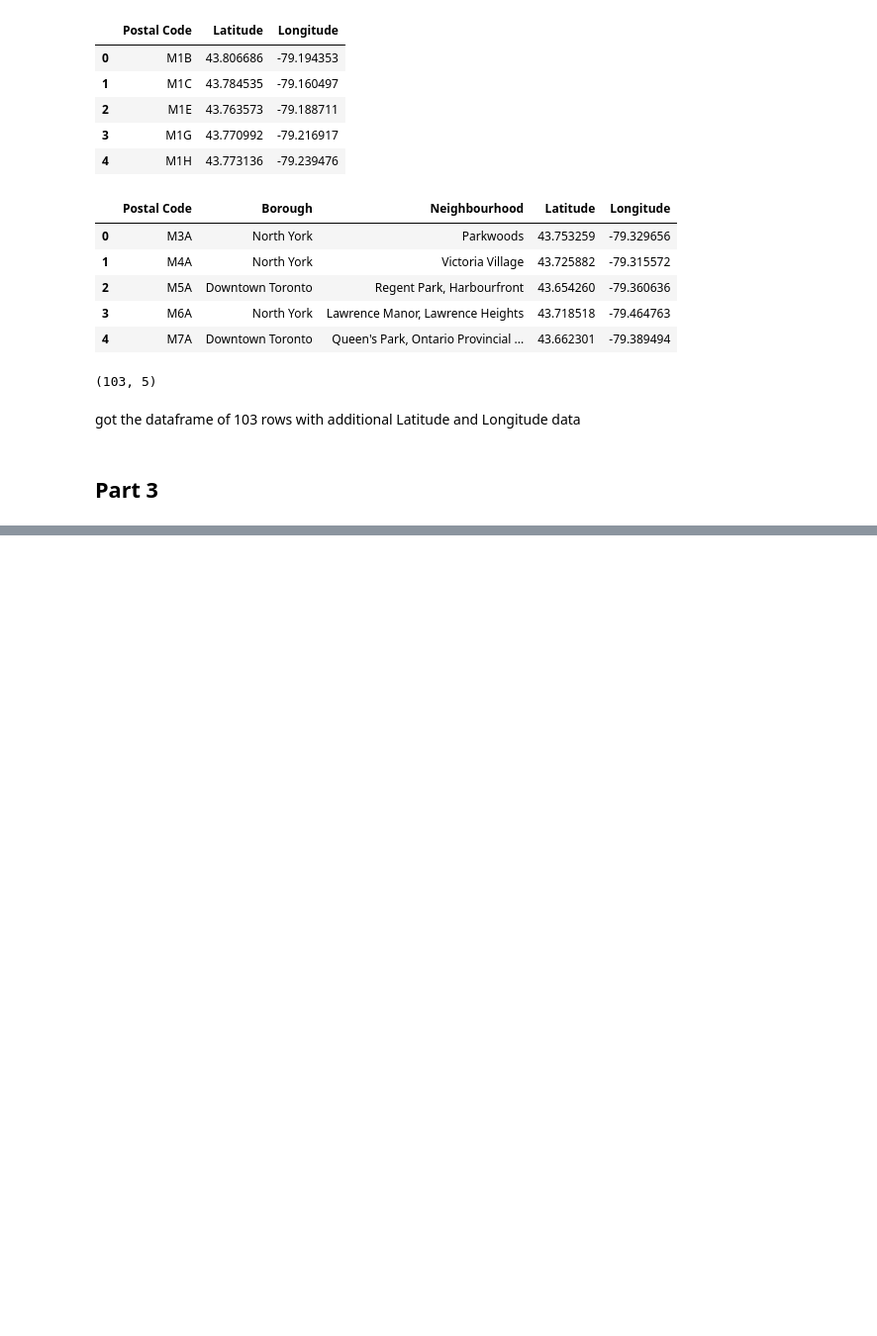
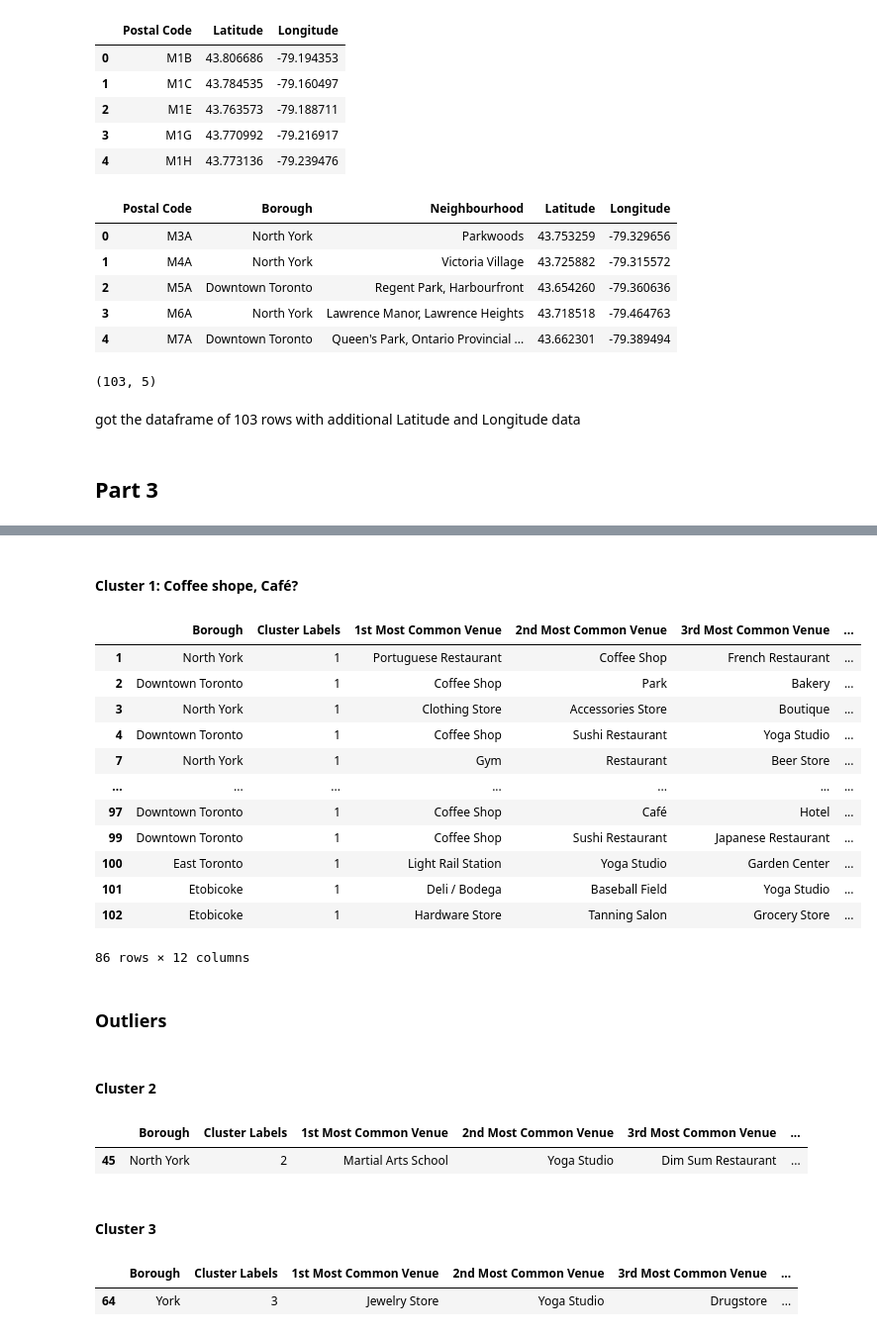
Before and after one commit to S2P2/Coursera_Capstone, a Jupyter notebook: Segmenting and Clustering Neighborhoods in Toronto.ipynb, the cells around one changed output, grey strips where cells are left out. Shown at 99% size. Drawn from its saved outputs; the diff is of its cells as text; code cells hidden in the pictures; blank space fills up the shorter version.

```diff
--- a/Segmenting and Clustering Neighborhoods in Toronto.ipynb
+++ b/Segmenting and Clustering Neighborhoods in Toronto.ipynb
@@ -196,0 +534,34 @@ got the dataframe of 103 rows with additional Latitude and Longitude data
+# %% [markdown]
+#### Cluster 1: Coffee shope, Café?
+# %%
+toronto_clean.loc[toronto_clean['Cluster Labels'] == 1, toronto_clean.columns[[1] + list(range(5, toronto_clean.shape[1]))]]
+# %% [output]
+|  | Borough | Cluster Labels | 1st Most Common Venue | 2nd Most Common Venue | 3rd Most Common Venue | ... |
+| 1 | North York | 1 | Portuguese Restaurant | Coffee Shop | French Restaurant | ... |
+| 2 | Downtown Toronto | 1 | Coffee Shop | Park | Bakery | ... |
+| 3 | North York | 1 | Clothing Store | Accessories Store | Boutique | ... |
+| 4 | Downtown Toronto | 1 | Coffee Shop | Sushi Restaurant | Yoga Studio | ... |
+| 7 | North York | 1 | Gym | Restaurant | Beer Store | ... |
+| ... | ... | ... | ... | ... | ... | ... |
+| 97 | Downtown Toronto | 1 | Coffee Shop | Café | Hotel | ... |
+| 99 | Downtown Toronto | 1 | Coffee Shop | Sushi Restaurant | Japanese Restaurant | ... |
+| 100 | East Toronto | 1 | Light Rail Station | Yoga Studio | Garden Center | ... |
+| 101 | Etobicoke | 1 | Deli / Bodega | Baseball Field | Yoga Studio | ... |
+| 102 | Etobicoke | 1 | Hardware Store | Tanning Salon | Grocery Store | ... |
+86 rows × 12 columns
+# %% [markdown]
+### Outliers
+# %% [markdown]
+#### Cluster 2
+# %%
+toronto_clean.loc[toronto_clean['Cluster Labels'] == 2, toronto_clean.columns[[1] + list(range(5, toronto_clean.shape[1]))]]
+# %% [output]
+|  | Borough | Cluster Labels | 1st Most Common Venue | 2nd Most Common Venue | 3rd Most Common Venue | ... |
+| 45 | North York | 2 | Martial Arts School | Yoga Studio | Dim Sum Restaurant | ... |
+# %% [markdown]
+#### Cluster 3
+# %%
+toronto_clean.loc[toronto_clean['Cluster Labels'] == 3, toronto_clean.columns[[1] + list(range(5, toronto_clean.shape[1]))]]
+# %% [output]
+|  | Borough | Cluster Labels | 1st Most Common Venue | 2nd Most Common Venue | 3rd Most Common Venue | ... |
+| 64 | York | 3 | Jewelry Store | Yoga Studio | Drugstore | ... |
```
Also changed, not shown: parts of 39 cells of this notebook, 1 other file.
